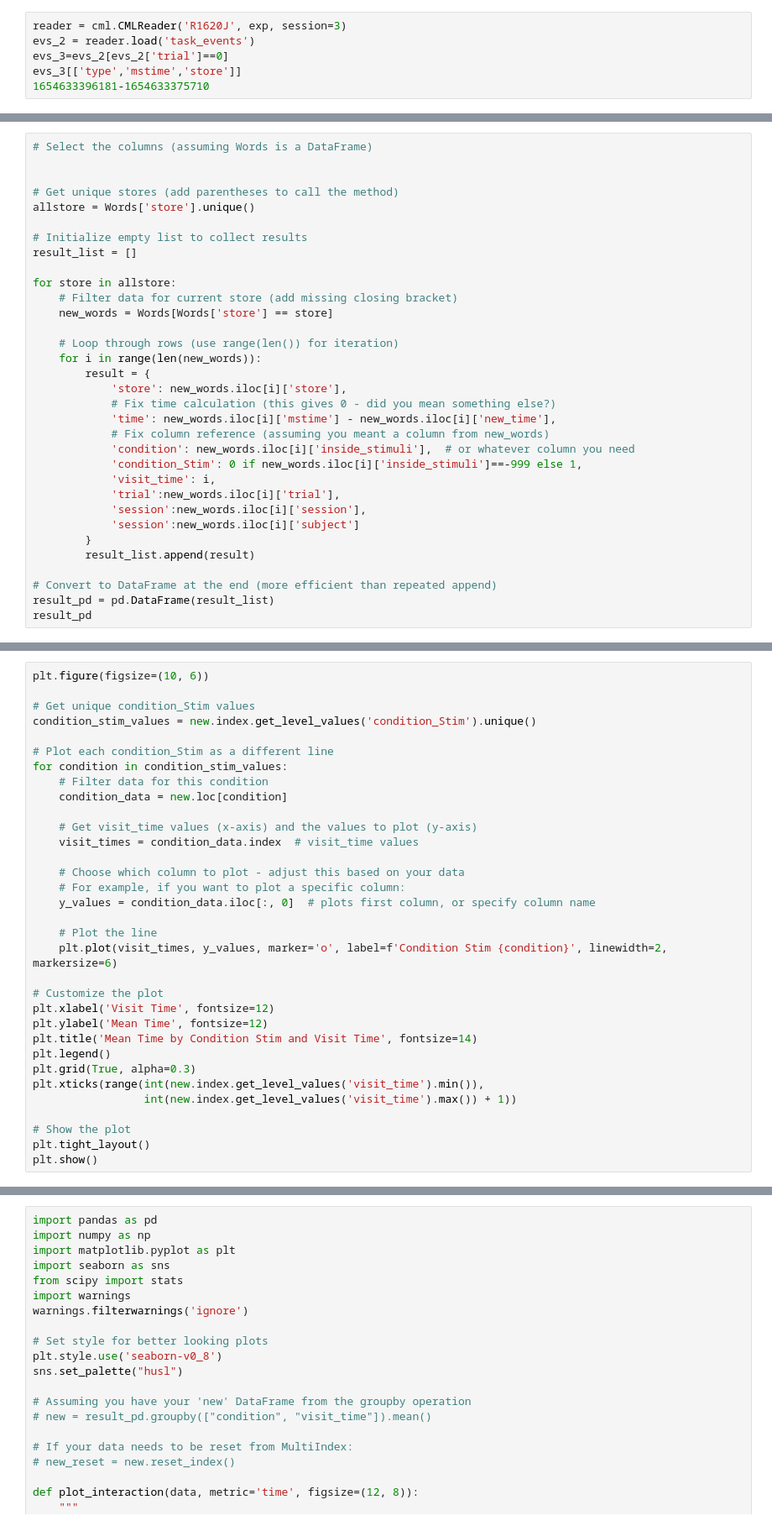
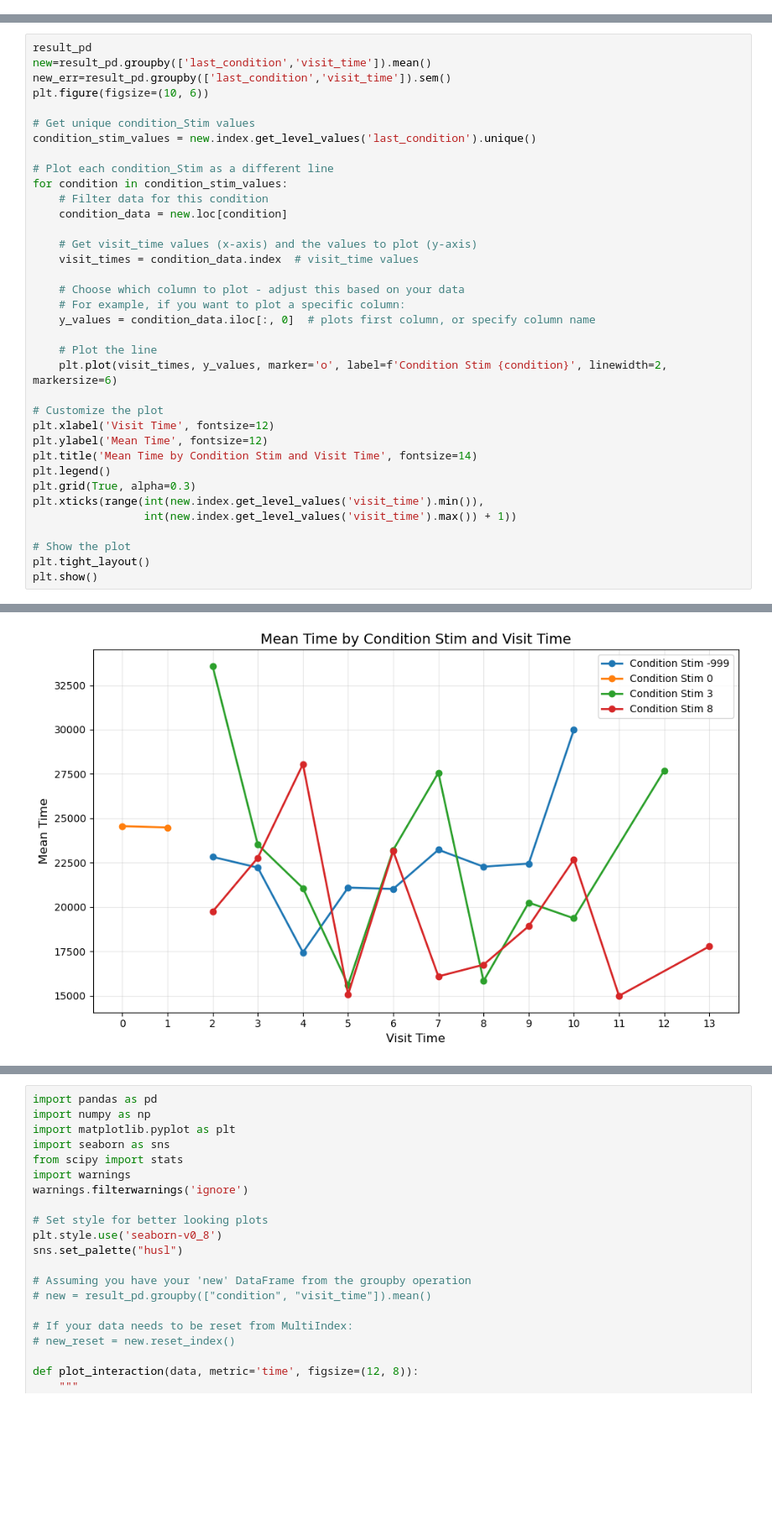
Before and after one commit to caoruoyi/Courier, a Jupyter notebook: NegationTime_new.ipynb, the cells around one changed output, grey strips where cells are left out. Shown at 84% size. Cells and saved outputs as stored; diff of their text form; blank space fills up the shorter version.

Commit message:
this is the verision that correct for error of the initi of the result

```diff
--- a/NegationTime_new.ipynb
+++ b/NegationTime_new.ipynb
@@ -301,6 +141,0 @@ print(len(trial2[trial2['type']=='pointing finished']))
-# %%
-reader = cml.CMLReader('R1620J', exp, session=3)
-evs_2 = reader.load('task_events')
-evs_3=evs_2[evs_2['trial']==0]
-evs_3[['type','mstime','store']]
-1654633396181-1654633375710
@@ -314,34 +164 @@ trial
-# %%
-# Select the columns (assuming Words is a DataFrame)
-
-
-# Get unique stores (add parentheses to call the method)
-allstore = Words['store'].unique()
-
-# Initialize empty list to collect results
-result_list = []
-
-for store in allstore:
-    # Filter data for current store (add missing closing bracket)
-    new_words = Words[Words['store'] == store]
-
-    # Loop through rows (use range(len()) for iteration)
-    for i in range(len(new_words)):
-        result = {
-            'store': new_words.iloc[i]['store'],
-            # Fix time calculation (this gives 0 - did you mean something else?)
-            'time': new_words.iloc[i]['mstime'] - new_words.iloc[i]['new_time'],
-            # Fix column reference (assuming you meant a column from new_words)
-            'condition': new_words.iloc[i]['inside_stimuli'],  # or whatever column you need
-            'condition_Stim': 0 if new_words.iloc[i]['inside_stimuli']==-999 else 1,
-            'visit_time': i,
-            'trial':new_words.iloc[i]['trial'],
-            'session':new_words.iloc[i]['session'],
-            'session':new_words.iloc[i]['subject']
-        }
-        result_list.append(result)
-
-# Convert to DataFrame at the end (more efficient than repeated append)
-result_pd = pd.DataFrame(result_list)
-result_pd
 # %%
@@ -354,8 +349,11 @@ new
 # %%
+result_pd
+new=result_pd.groupby(['last_condition','visit_time']).mean()
+new_err=result_pd.groupby(['last_condition','visit_time']).sem()
 plt.figure(figsize=(10, 6))
 
 # Get unique condition_Stim values
-condition_stim_values = new.index.get_level_values('condition_Stim').unique()
+condition_stim_values = new.index.get_level_values('last_condition').unique()
 
 # Plot each condition_Stim as a different line
 for condition in condition_stim_values:
@@ -384,3 +382,4 @@ plt.xticks(range(int(new.index.get_level_values('visit_time').min()),
 # Show the plot
 plt.tight_layout()
 plt.show()
+# %% [output]
@@ -386,0 +388 @@ plt.show()
+[figure, added]
```
Also changed, not shown: parts of 19 cells of this notebook.
